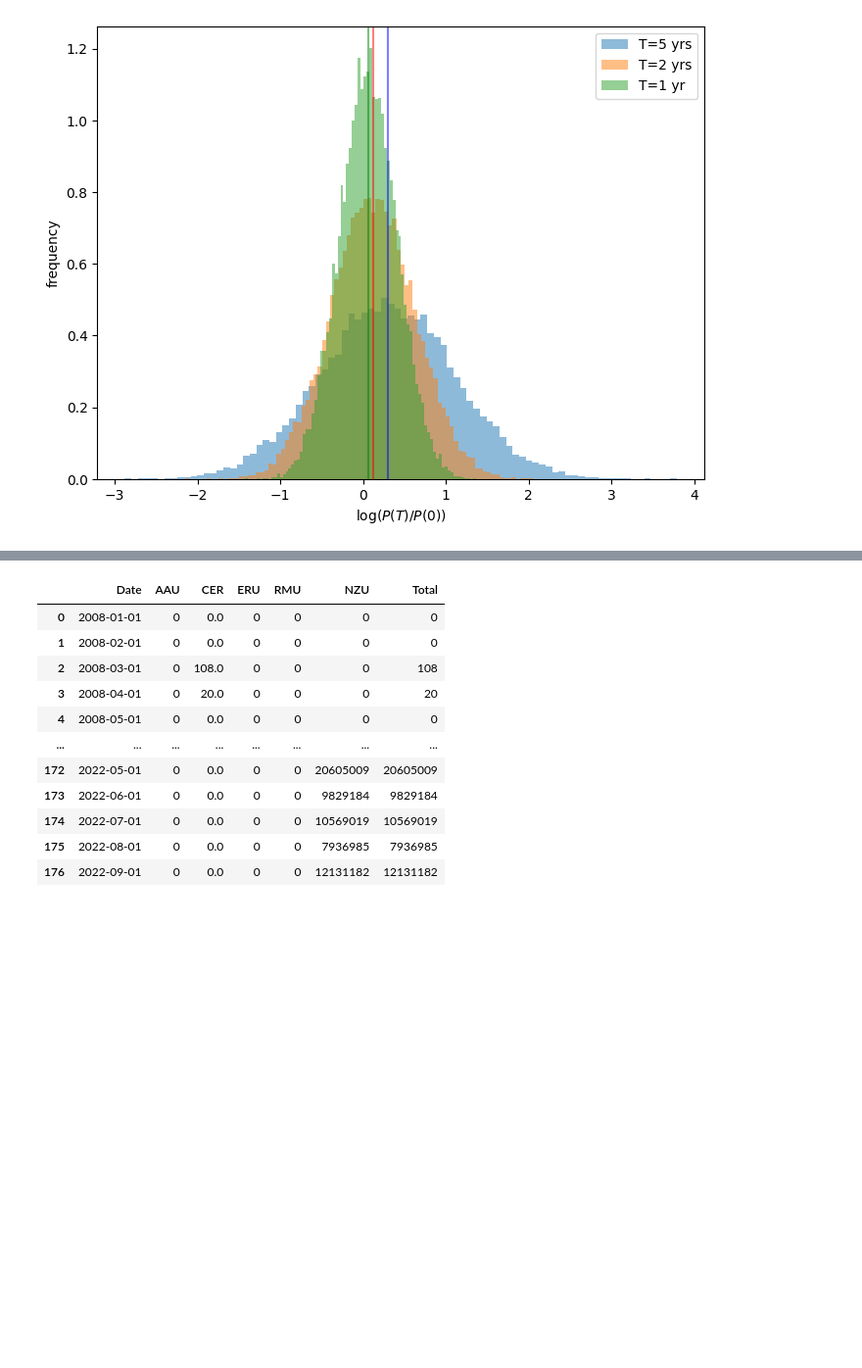
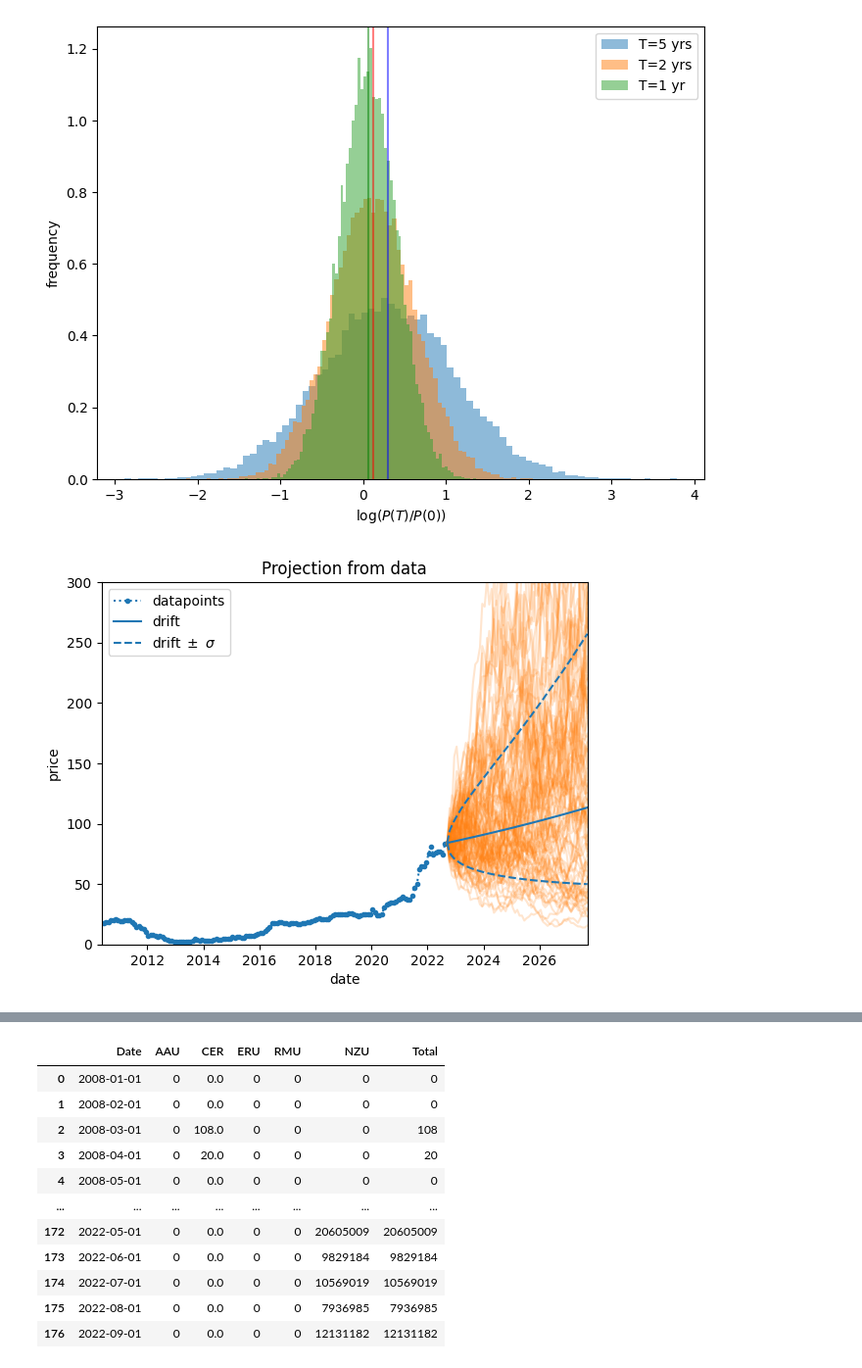
Before and after one commit to dmitrische/nzu-market, a Jupyter notebook: analysis.ipynb, the cells around one changed output, grey strips where cells are left out. Shown at 98% size. Cells and saved outputs as stored; diff of their text form; code cells hidden in the pictures; blank space fills up the shorter version.

```diff
--- a/analysis.ipynb
+++ b/analysis.ipynb
@@ -118 +110,9 @@ for m in range(1,61):
+# %%
+source='https://github.com/theecanmole/nzu/raw/master/nzu-month-price.csv'
+df = pd.read_csv(source, parse_dates=[0])
+df.rename(columns={'month':'date'}, inplace=True)
+
+fig = gbm_forecast(df)
+# %% [output]
+[figure, added]
 # %%
```
Also changed, not shown: parts of 7 cells of this notebook, 1 other file.
